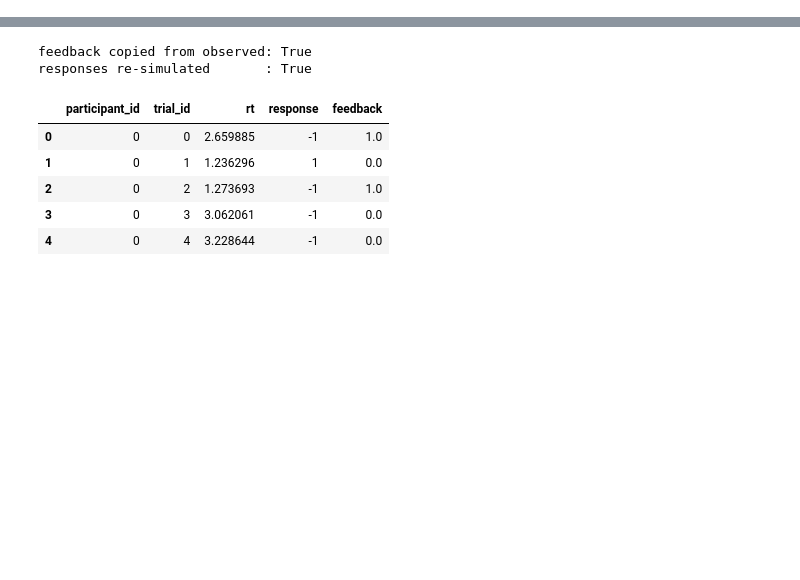
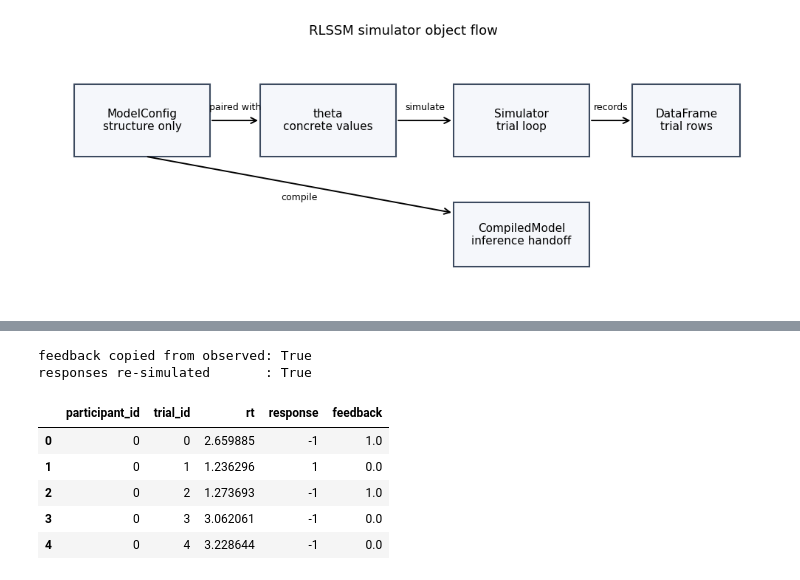
Before and after one commit to lnccbrown/ssm-simulators, a Jupyter notebook: docs/core_tutorials/rlssm_advanced_tutorial.ipynb, the cells around one changed output, grey strips where cells are left out. Drawn from its saved outputs; the diff is of its cells as text; code cells hidden in the pictures; blank space fills up the shorter version.

Commit message:
docs: expand advanced RLSSM tutorial

```diff
--- a/docs/core_tutorials/rlssm_advanced_tutorial.ipynb
+++ b/docs/core_tutorials/rlssm_advanced_tutorial.ipynb
@@ -397,0 +89,32 @@ model reproduces behavior.
+# %%
+fig, ax = plt.subplots(figsize=(10, 4))
+ax.axis("off")
+
+boxes = [
+    (0.04, 0.55, 0.19, 0.28, "ModelConfig\nstructure only"),
+    (0.30, 0.55, 0.19, 0.28, "theta\nconcrete values"),
+    (0.57, 0.55, 0.19, 0.28, "Simulator\ntrial loop"),
+    (0.57, 0.12, 0.19, 0.25, "CompiledModel\ninference handoff"),
+    (0.82, 0.55, 0.15, 0.28, "DataFrame\ntrial rows"),
+]
+
+for x, y, w, h, label in boxes:
+    ax.add_patch(Rectangle((x, y), w, h, fc="#f5f7fb", ec="#3c4a5f", lw=1.5))
+    ax.text(x + w / 2, y + h / 2, label, ha="center", va="center", fontsize=11)
+
+def arrow(start, end, text=None, yoff=0.0):
+    ax.add_patch(FancyArrowPatch(start, end, arrowstyle="->", mutation_scale=14, lw=1.4))
+    if text:
+        ax.text((start[0] + end[0]) / 2, (start[1] + end[1]) / 2 + yoff, text,
+                ha="center", va="center", fontsize=9)
+
+arrow((0.23, 0.69), (0.30, 0.69), "paired with", 0.05)
+arrow((0.49, 0.69), (0.57, 0.69), "simulate", 0.05)
+arrow((0.76, 0.69), (0.82, 0.69), "records", 0.05)
+arrow((0.14, 0.55), (0.57, 0.33), "compile", -0.05)
+
+ax.set_title("RLSSM simulator object flow", fontsize=13)
+plt.tight_layout()
+plt.show()
+# %% [output]
+[figure, added]
```
Also changed, not shown: parts of 74 cells of this notebook.
